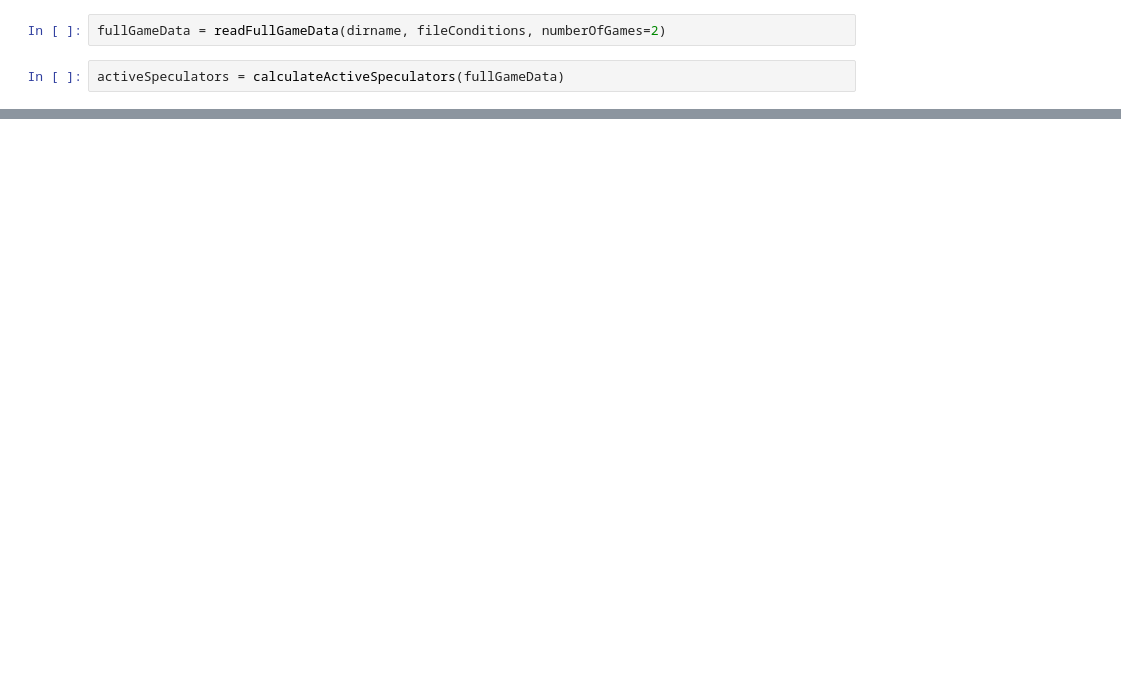
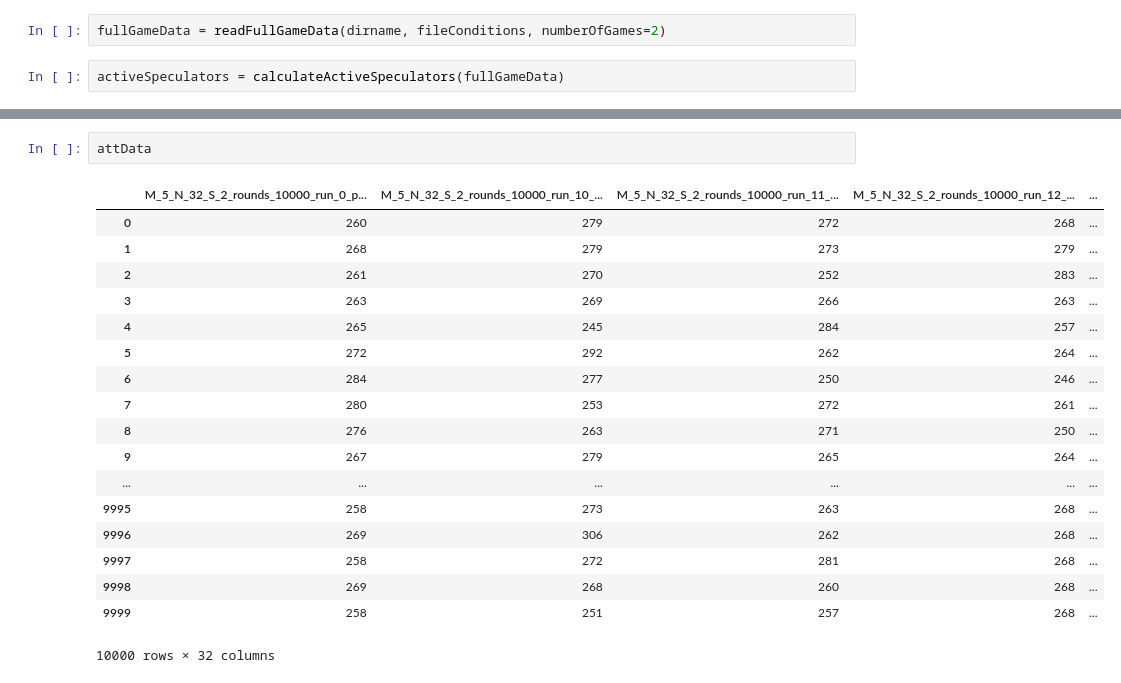
Before and after one commit to sandromehic/mingam, a Jupyter notebook: analysis/analisys.ipynb, the cells around one changed output, grey strips where cells are left out. Drawn from its saved outputs; the diff is of its cells as text; blank space fills up the shorter version.

```diff
--- a/analysis/analisys.ipynb
+++ b/analysis/analisys.ipynb
@@ -244,0 +393,21 @@ activeSpeculators = calculateActiveSpeculators(fullGameData)
+# %%
+attData
+# %% [output]
+|  | M_5_N_32_S_2_rounds_10000_run_0_p... | M_5_N_32_S_2_rounds_10000_run_10_... | M_5_N_32_S_2_rounds_10000_run_11_... | M_5_N_32_S_2_rounds_10000_run_12_... | ... |
+| 0 | 260 | 279 | 272 | 268 | ... |
+| 1 | 268 | 279 | 273 | 279 | ... |
+| 2 | 261 | 270 | 252 | 283 | ... |
+| 3 | 263 | 269 | 266 | 263 | ... |
+| 4 | 265 | 245 | 284 | 257 | ... |
+| 5 | 272 | 292 | 262 | 264 | ... |
+| 6 | 284 | 277 | 250 | 246 | ... |
+| 7 | 280 | 253 | 272 | 261 | ... |
+| 8 | 276 | 263 | 271 | 250 | ... |
+| 9 | 267 | 279 | 265 | 264 | ... |
+| ... | ... | ... | ... | ... | ... |
+| 9995 | 258 | 273 | 263 | 268 | ... |
+| 9996 | 269 | 306 | 262 | 268 | ... |
+| 9997 | 258 | 272 | 281 | 268 | ... |
+| 9998 | 269 | 268 | 260 | 268 | ... |
+| 9999 | 258 | 251 | 257 | 268 | ... |
+10000 rows × 32 columns
```
Also changed, not shown: parts of 10 cells of this notebook, 1 other file.
